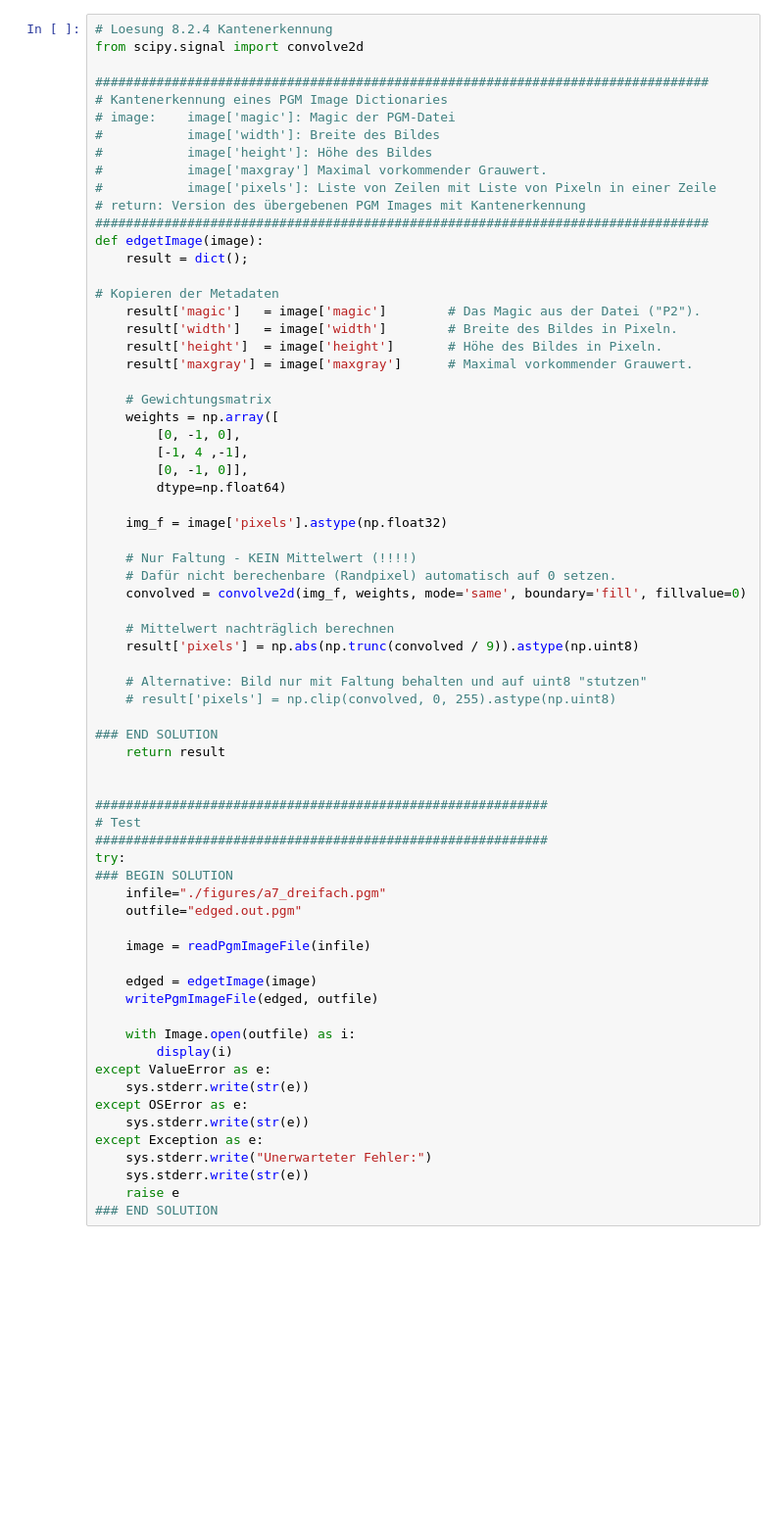
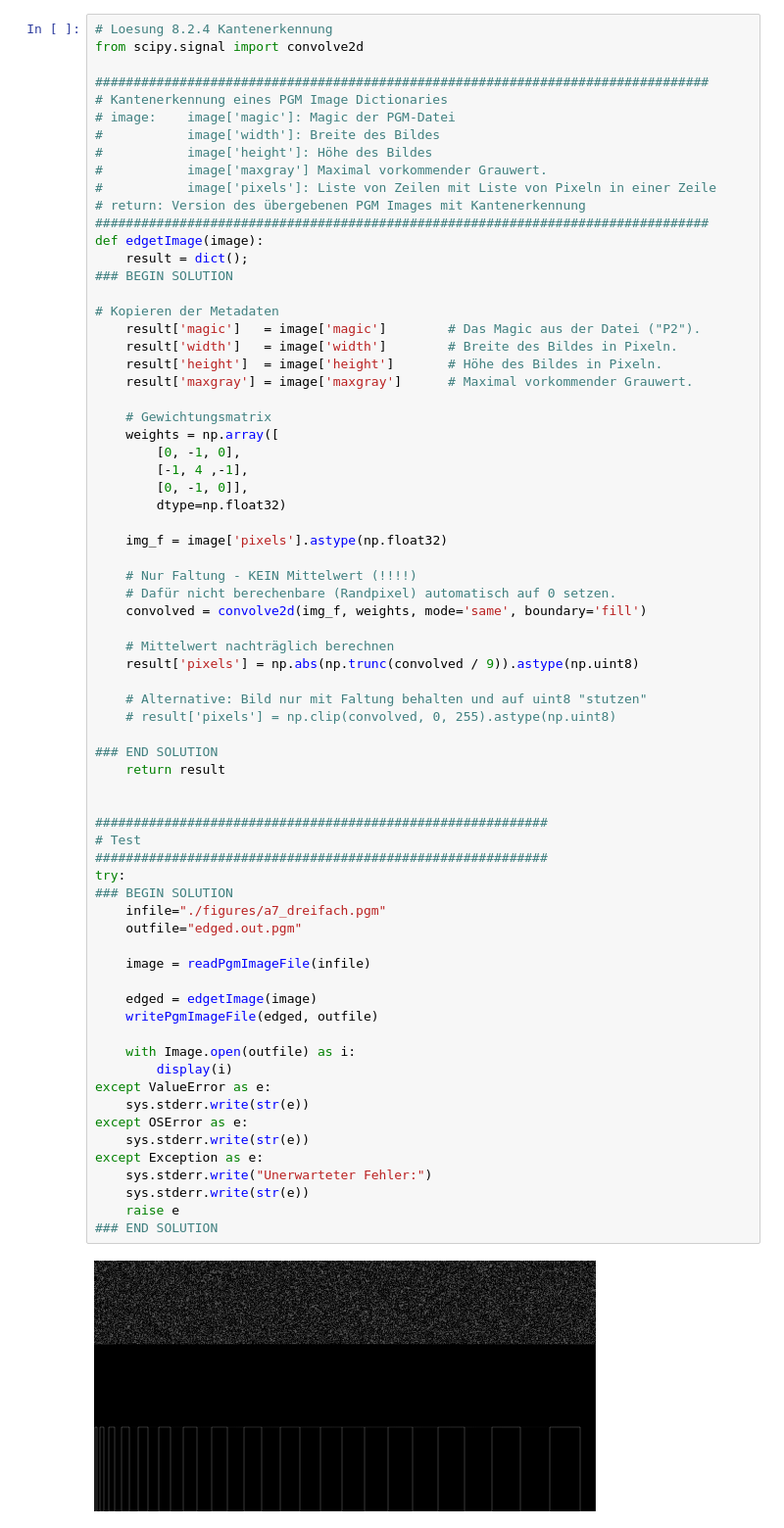
Before and after one commit to mfaulstich/einf_prog_workspace, a Jupyter notebook: praktikum/p8/bildbearbeitung2.ipynb, the cells around one changed output. Shown at 98% size. Drawn from its saved outputs; the diff is of its cells as text; blank space fills up the shorter version.

```diff
--- a/praktikum/p8/bildbearbeitung2.ipynb
+++ b/praktikum/p8/bildbearbeitung2.ipynb
@@ -555,6 +575,7 @@ from scipy.signal import convolve2d
 ################################################################################
 def edgetImage(image):
     result = dict();
+### BEGIN SOLUTION
 
 # Kopieren der Metadaten
     result['magic']   = image['magic']        # Das Magic aus der Datei ("P2").
@@ -567,13 +588,13 @@ def edgetImage(image):
         [0, -1, 0],
         [-1, 4 ,-1],
         [0, -1, 0]],
-        dtype=np.float64)
+        dtype=np.float32)
 
     img_f = image['pixels'].astype(np.float32)
 
     # Nur Faltung - KEIN Mittelwert (!!!!)
     # Dafür nicht berechenbare (Randpixel) automatisch auf 0 setzen.
-    convolved = convolve2d(img_f, weights, mode='same', boundary='fill', fillvalue=0)
+    convolved = convolve2d(img_f, weights, mode='same', boundary='fill')
 
     # Mittelwert nachträglich berechnen
     result['pixels'] = np.abs(np.trunc(convolved / 9)).astype(np.uint8)
@@ -582,30 +603,32 @@ def edgetImage(image):
     # result['pixels'] = np.clip(convolved, 0, 255).astype(np.uint8)
 
 ### END SOLUTION
     return result
 
 
 ###########################################################
 # Test
 ###########################################################
 try:
 ### BEGIN SOLUTION
     infile="./figures/a7_dreifach.pgm"
     outfile="edged.out.pgm"
 
     image = readPgmImageFile(infile)
 
     edged = edgetImage(image)
     writePgmImageFile(edged, outfile)
 
     with Image.open(outfile) as i:
 	    display(i)
 except ValueError as e:
     sys.stderr.write(str(e))
 except OSError as e:
     sys.stderr.write(str(e))
 except Exception as e:
     sys.stderr.write("Unerwarteter Fehler:")
     sys.stderr.write(str(e))
     raise e
 ### END SOLUTION
+# %% [output]
+[figure, added]
```
Also changed, not shown: parts of 9 cells of this notebook, 1 other file.
